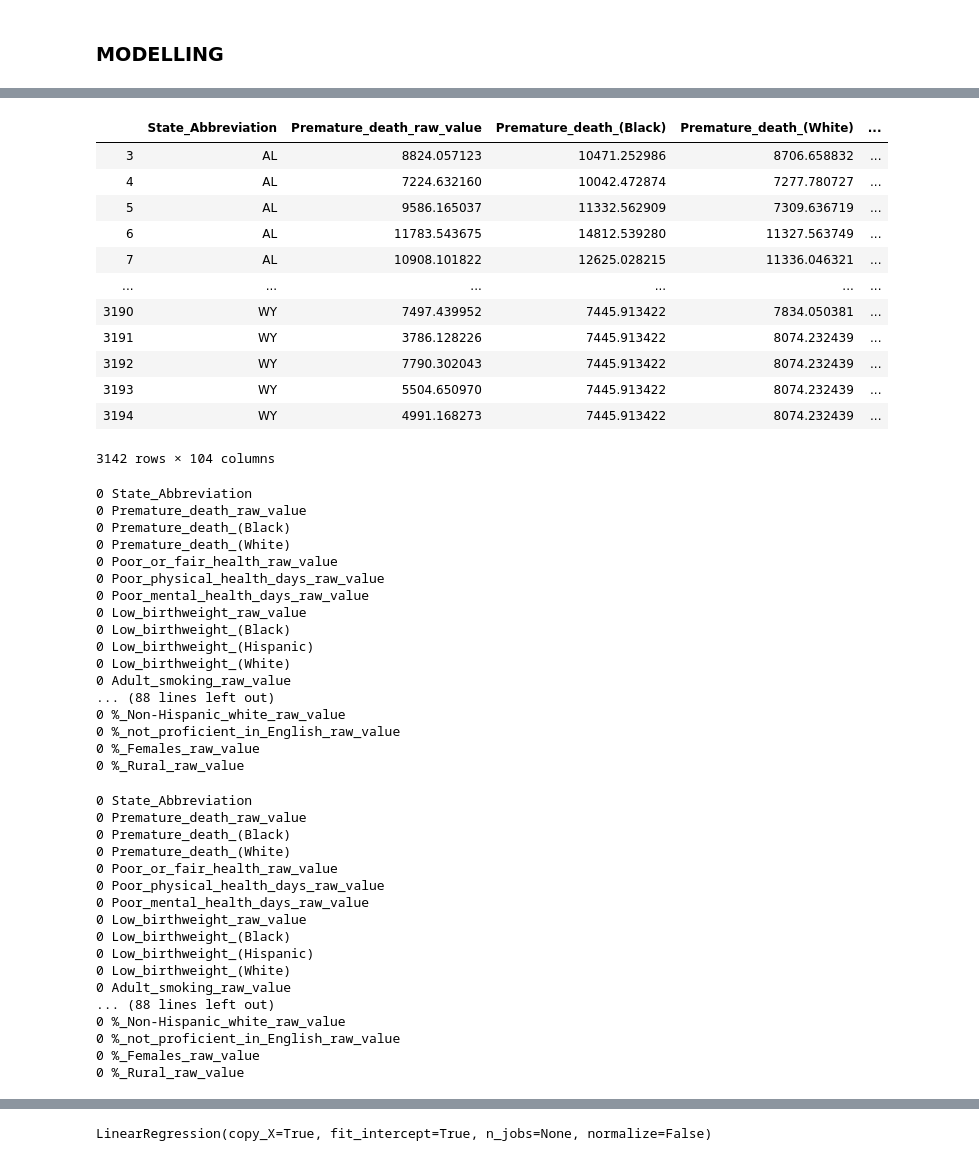
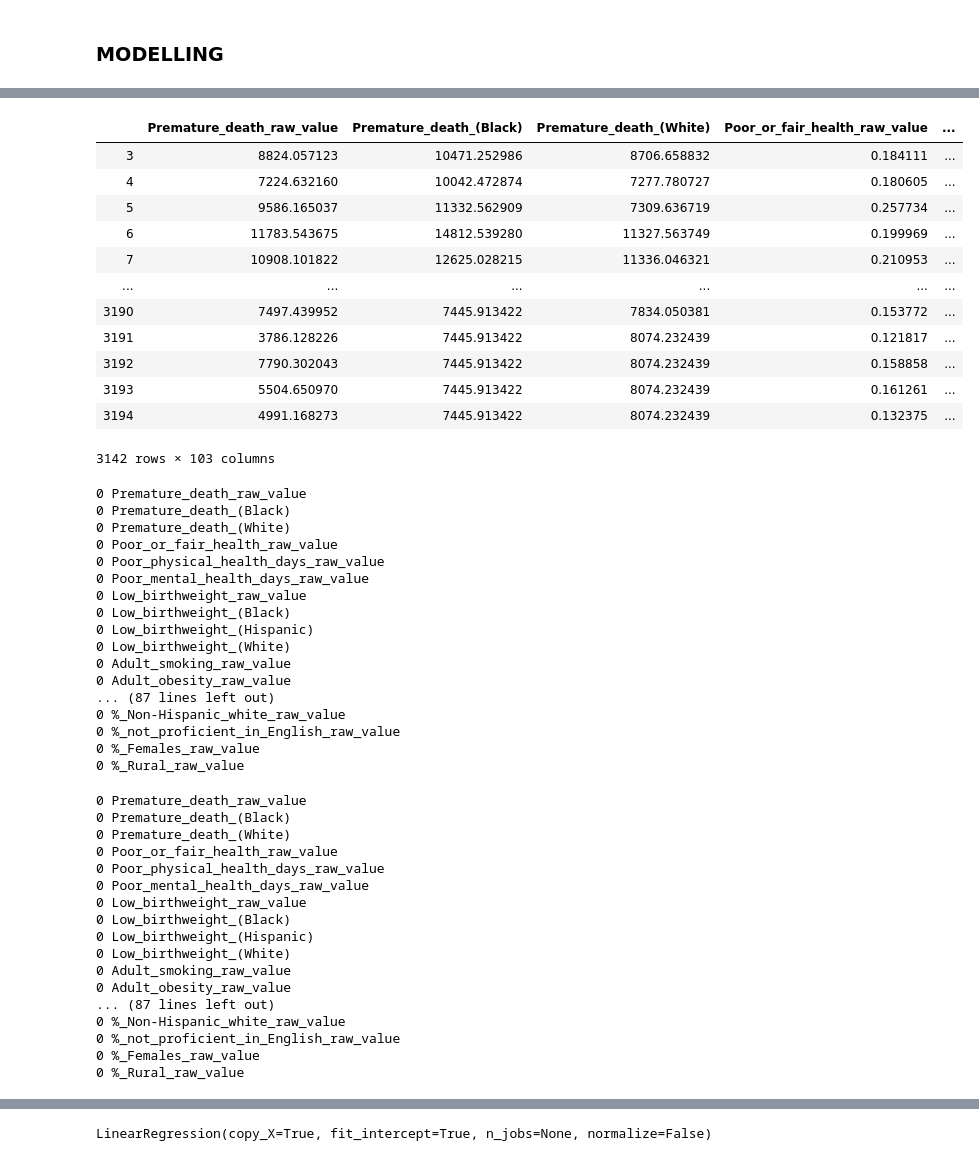
Before and after one commit to nielsbclausen/Mod_4_Project, a Jupyter notebook: Niels_nb.ipynb, the cells around one changed output, grey strips where cells are left out. Drawn from its saved outputs; the diff is of its cells as text; code cells hidden in the pictures.

```diff
--- a/Niels_nb.ipynb
+++ b/Niels_nb.ipynb
@@ -262,28 +262,27 @@ for col in dfclean.columns:
 # %%
 dfreg = dfclean
 dfreg.iloc[:,1:] = dfreg.groupby("State_Abbreviation").transform(lambda x: x.fillna(x.median()))
-dfreg = dfreg.drop(columns = ['Name', 'Release_Year'])
+dfreg = dfreg.drop(columns = ['Name', 'Release_Year', 'State_Abbreviation'])
 dfreg = dfreg.dropna(axis='columns')
 dfreg
 # %% [output]
-|  | State_Abbreviation | Premature_death_raw_value | Premature_death_(Black) | Premature_death_(White) | ... |
-| 3 | AL | 8824.057123 | 10471.252986 | 8706.658832 | ... |
-| 4 | AL | 7224.632160 | 10042.472874 | 7277.780727 | ... |
-| 5 | AL | 9586.165037 | 11332.562909 | 7309.636719 | ... |
-| 6 | AL | 11783.543675 | 14812.539280 | 11327.563749 | ... |
-| 7 | AL | 10908.101822 | 12625.028215 | 11336.046321 | ... |
+|  | Premature_death_raw_value | Premature_death_(Black) | Premature_death_(White) | Poor_or_fair_health_raw_value | ... |
+| 3 | 8824.057123 | 10471.252986 | 8706.658832 | 0.184111 | ... |
+| 4 | 7224.632160 | 10042.472874 | 7277.780727 | 0.180605 | ... |
+| 5 | 9586.165037 | 11332.562909 | 7309.636719 | 0.257734 | ... |
+| 6 | 11783.543675 | 14812.539280 | 11327.563749 | 0.199969 | ... |
+| 7 | 10908.101822 | 12625.028215 | 11336.046321 | 0.210953 | ... |
 | ... | ... | ... | ... | ... | ... |
-| 3190 | WY | 7497.439952 | 7445.913422 | 7834.050381 | ... |
-| 3191 | WY | 3786.128226 | 7445.913422 | 8074.232439 | ... |
-| 3192 | WY | 7790.302043 | 7445.913422 | 8074.232439 | ... |
-| 3193 | WY | 5504.650970 | 7445.913422 | 8074.232439 | ... |
-| 3194 | WY | 4991.168273 | 7445.913422 | 8074.232439 | ... |
+| 3190 | 7497.439952 | 7445.913422 | 7834.050381 | 0.153772 | ... |
+| 3191 | 3786.128226 | 7445.913422 | 8074.232439 | 0.121817 | ... |
+| 3192 | 7790.302043 | 7445.913422 | 8074.232439 | 0.158858 | ... |
+| 3193 | 5504.650970 | 7445.913422 | 8074.232439 | 0.161261 | ... |
+| 3194 | 4991.168273 | 7445.913422 | 8074.232439 | 0.132375 | ... |
-3142 rows × 104 columns
+3142 rows × 103 columns
 # %%
 for col in dfreg.columns:
     print(dfreg[col].isna().sum(), col)
 # %% [output]
-0 State_Abbreviation
 0 Premature_death_raw_value
 0 Premature_death_(Black)
 0 Premature_death_(White)
@@ -295,7 +294,8 @@ for col in dfreg.columns:
 0 Low_birthweight_(Hispanic)
 0 Low_birthweight_(White)
 0 Adult_smoking_raw_value
-... (88 lines left out)
+0 Adult_obesity_raw_value
+... (87 lines left out)
 0 %_Non-Hispanic_white_raw_value
 0 %_not_proficient_in_English_raw_value
 0 %_Females_raw_value
@@ -304,7 +304,6 @@ for col in dfreg.columns:
 for col in dfreg.columns:
     print(dfreg[col].isnull().sum(), col)
 # %% [output]
-0 State_Abbreviation
 0 Premature_death_raw_value
 0 Premature_death_(Black)
 0 Premature_death_(White)
@@ -316,7 +315,8 @@ for col in dfreg.columns:
 0 Low_birthweight_(Hispanic)
 0 Low_birthweight_(White)
 0 Adult_smoking_raw_value
-... (88 lines left out)
+0 Adult_obesity_raw_value
+... (87 lines left out)
 0 %_Non-Hispanic_white_raw_value
 0 %_not_proficient_in_English_raw_value
 0 %_Females_raw_value
```
Also changed, not shown: parts of 12 cells of this notebook.
